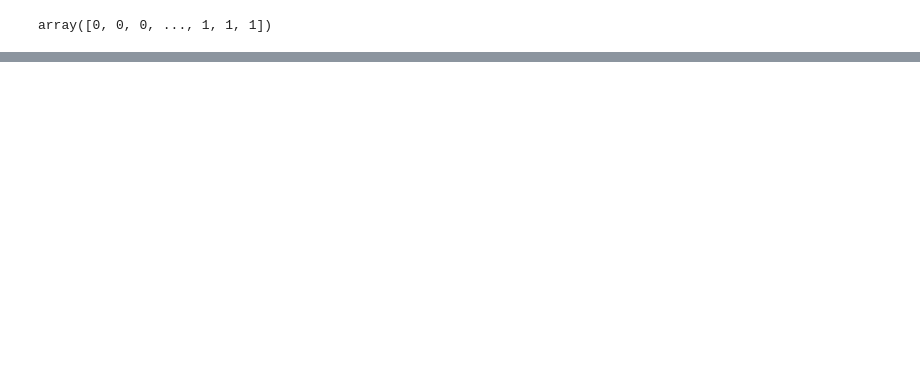
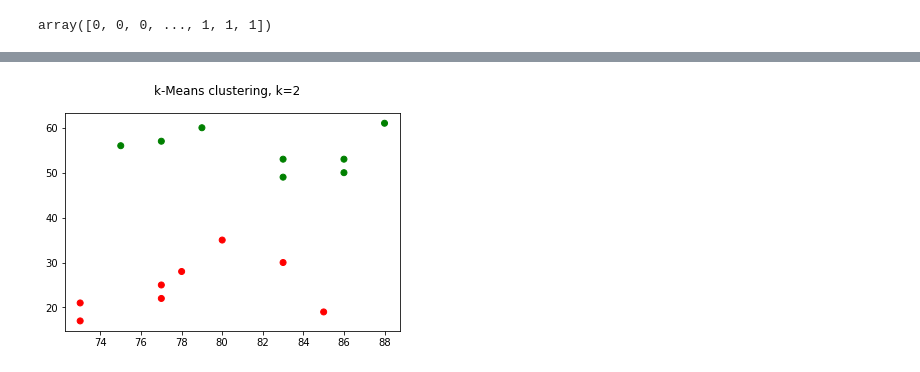
Before and after one commit to shinjangwoon/idu-practice, a Jupyter notebook: 5장 실습/5장 분류와 군집화로 이해하는 지도학습과 비지도 학습.ipynb, the cells around one changed output, grey strips where cells are left out. Drawn from its saved outputs; the diff is of its cells as text; code cells hidden in the pictures; blank space fills up the shorter version.

```diff
--- a/5장 실습/5장 분류와 군집화로 이해하는 지도학습과 비지도 학습.ipynb
+++ b/5장 실습/5장 분류와 군집화로 이해하는 지도학습과 비지도 학습.ipynb
@@ -399,0 +418,15 @@ F1 점수 : 1.0
+# %%
+# 데이터를 두 개의 그룹으로 나누는 k-means 알고리즘을 적용
+from sklearn import cluster
+
+def kmeans_predict_plot(X, k):
+    model = cluster.KMeans(n_clusters=k)
+    model.fit(X)
+    labels = model.predict(X)
+    colors = np.array(['red', 'green', 'blue', 'magenta'])
+    plt.suptitle('k-Means clustering, k={}'.format(k))
+    plt.scatter(X[:, 0], X[:, 1], color=colors[labels])
+
+kmeans_predict_plot(dog_data, k = 2)
+# %% [output]
+[figure, added]
```
Also changed, not shown: parts of 13 cells of this notebook.
